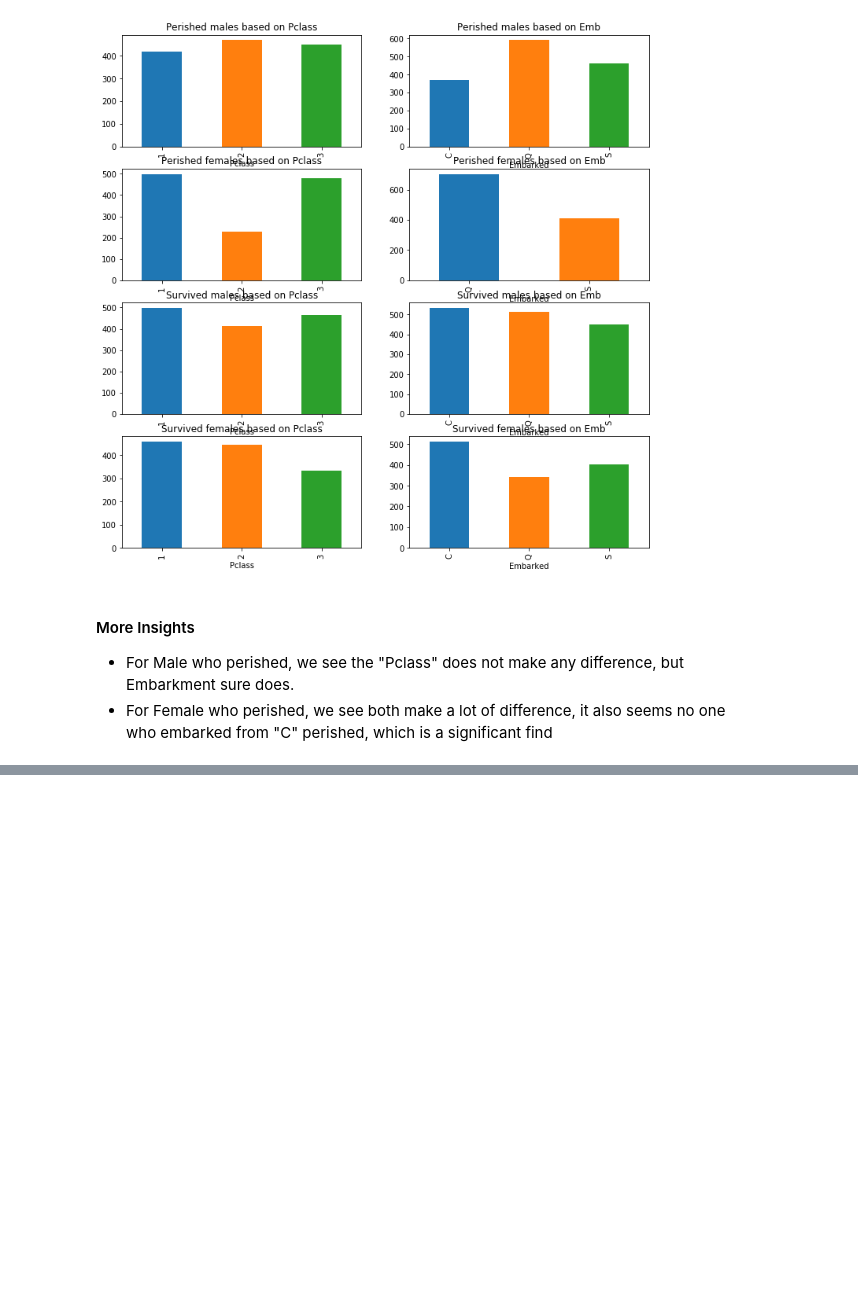
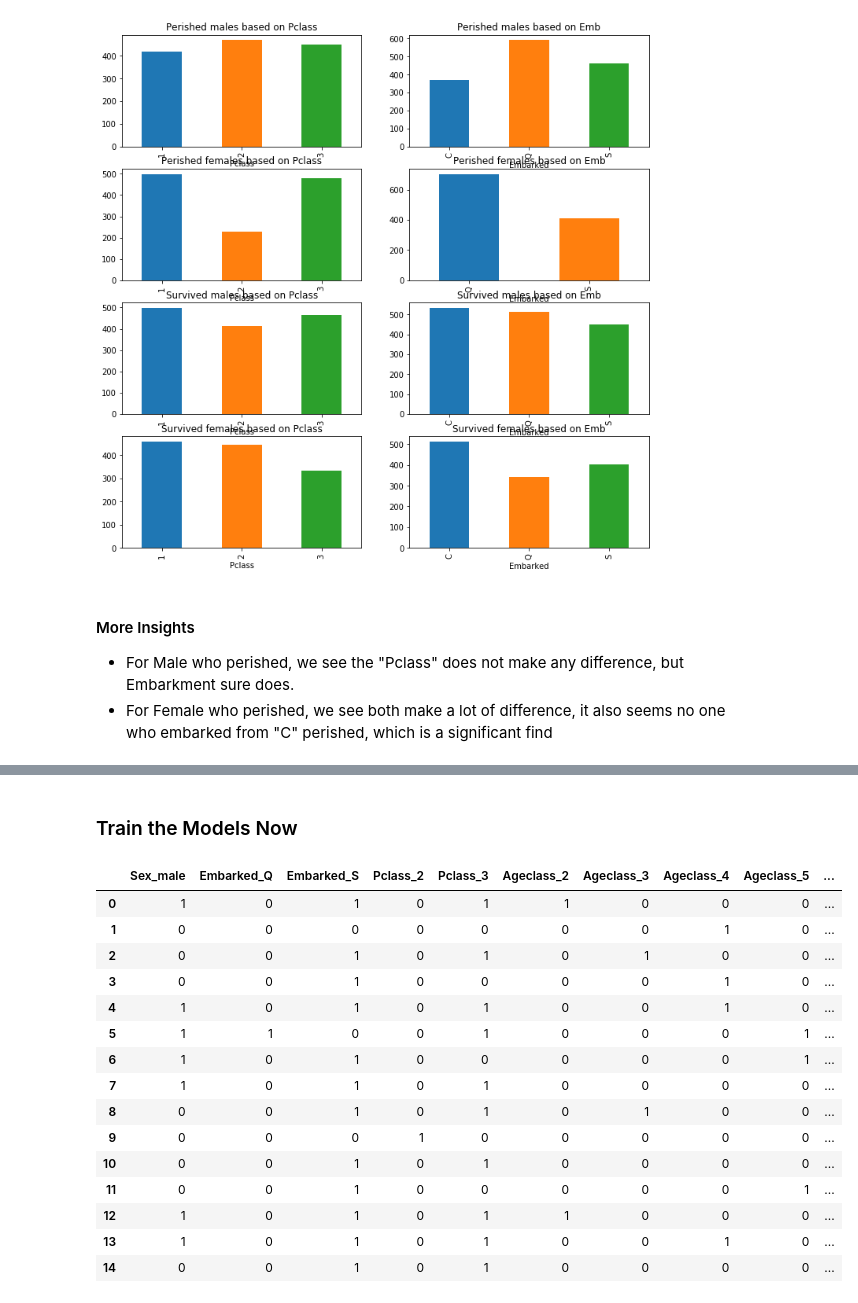
Before and after one commit to developer69K/StrangerThings, a Jupyter notebook: Kaggle_Titanic/Kaggle-titanic [Dataset].ipynb, the cells around one changed output, grey strips where cells are left out. Drawn from its saved outputs; the diff is of its cells as text; code cells hidden in the pictures; blank space fills up the shorter version.

```diff
--- a/Kaggle_Titanic/Kaggle-titanic [Dataset].ipynb
+++ b/Kaggle_Titanic/Kaggle-titanic [Dataset].ipynb
@@ -210,0 +391,5 @@ dtype: int64
+# %%
+df_train_filt2['Fareclass']=pd.qcut(df_train_filt2['Fare'], 4, labels=[1,2,3,4])
+df_train_filt2['Ageclass']=pd.qcut(df_train_filt2['Age'], 5, labels=[1,2,3,4,5])
+df_test_filt1['Fareclass']=pd.qcut(df_test_filt1['Fare'], 4, labels=[1,2,3,4])
+df_test_filt1['Ageclass']=pd.qcut(df_test_filt1['Age'], 5, labels=[1,2,3,4,5])
@@ -210,0 +417,3 @@ dtype: int64
+# %%
+df_train_filt2.drop(['Fare','Age'], axis=1, inplace=True)
+df_test_filt1.drop(['Fare','Age'], axis=1, inplace=True)
@@ -210,0 +428,11 @@ dtype: int64
+# %% [markdown]
+### Train the Models Now
+# %%
+# Get the encoding done to get rid of string columns that you cannot train
+df_train_filt2=pd.get_dummies(df_train_filt2, columns=['Sex','Embarked','Pclass','Ageclass','Fareclass'], drop_first=True)
+df_test_filt1=pd.get_dummies(df_test_filt1, columns=['Sex','Embarked','Pclass','Ageclass','Fareclass'], drop_first=True)
+# %%
+y=df_train_filt2['Survived']
+X=df_train_filt2.iloc[:,2:] #taking all except the 1st two columns
+Passenger_id = df_test_filt1['PassengerId']
+df_test_filt1.drop(labels=['PassengerId'], inplace=True, axis=1)
@@ -210,0 +441,19 @@ dtype: int64
+# %%
+X.head(15)
+# %% [output]
+|  | Sex_male | Embarked_Q | Embarked_S | Pclass_2 | Pclass_3 | Ageclass_2 | Ageclass_3 | Ageclass_4 | Ageclass_5 | ... |
+| 0 | 1 | 0 | 1 | 0 | 1 | 1 | 0 | 0 | 0 | ... |
+| 1 | 0 | 0 | 0 | 0 | 0 | 0 | 0 | 1 | 0 | ... |
+| 2 | 0 | 0 | 1 | 0 | 1 | 0 | 1 | 0 | 0 | ... |
+| 3 | 0 | 0 | 1 | 0 | 0 | 0 | 0 | 1 | 0 | ... |
+| 4 | 1 | 0 | 1 | 0 | 1 | 0 | 0 | 1 | 0 | ... |
+| 5 | 1 | 1 | 0 | 0 | 1 | 0 | 0 | 0 | 1 | ... |
+| 6 | 1 | 0 | 1 | 0 | 0 | 0 | 0 | 0 | 1 | ... |
+| 7 | 1 | 0 | 1 | 0 | 1 | 0 | 0 | 0 | 0 | ... |
+| 8 | 0 | 0 | 1 | 0 | 1 | 0 | 1 | 0 | 0 | ... |
+| 9 | 0 | 0 | 0 | 1 | 0 | 0 | 0 | 0 | 0 | ... |
+| 10 | 0 | 0 | 1 | 0 | 1 | 0 | 0 | 0 | 0 | ... |
+| 11 | 0 | 0 | 1 | 0 | 0 | 0 | 0 | 0 | 1 | ... |
+| 12 | 1 | 0 | 1 | 0 | 1 | 1 | 0 | 0 | 0 | ... |
+| 13 | 1 | 0 | 1 | 0 | 1 | 0 | 0 | 1 | 0 | ... |
+| 14 | 0 | 0 | 1 | 0 | 1 | 0 | 0 | 0 | 0 | ... |
```
Also changed, not shown: parts of 35 cells of this notebook.
